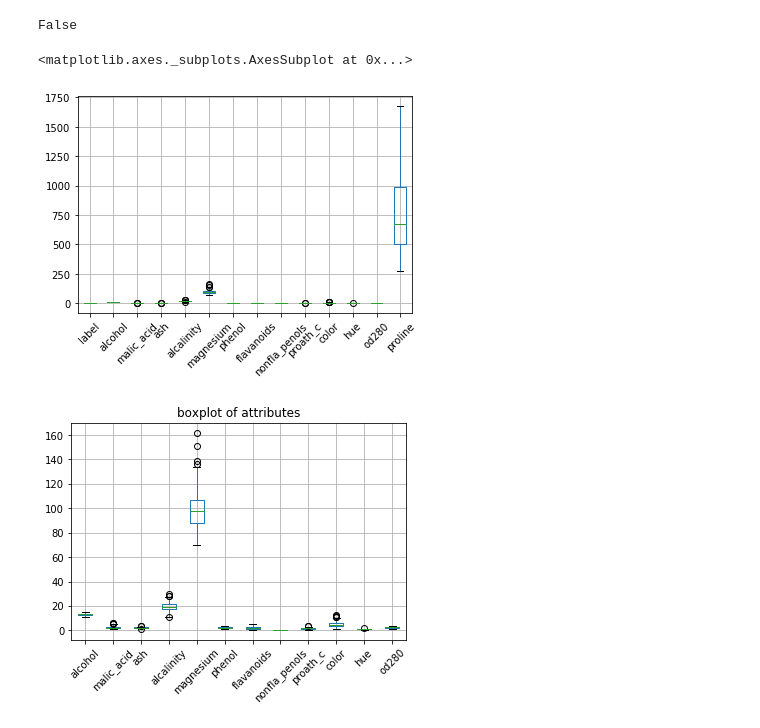
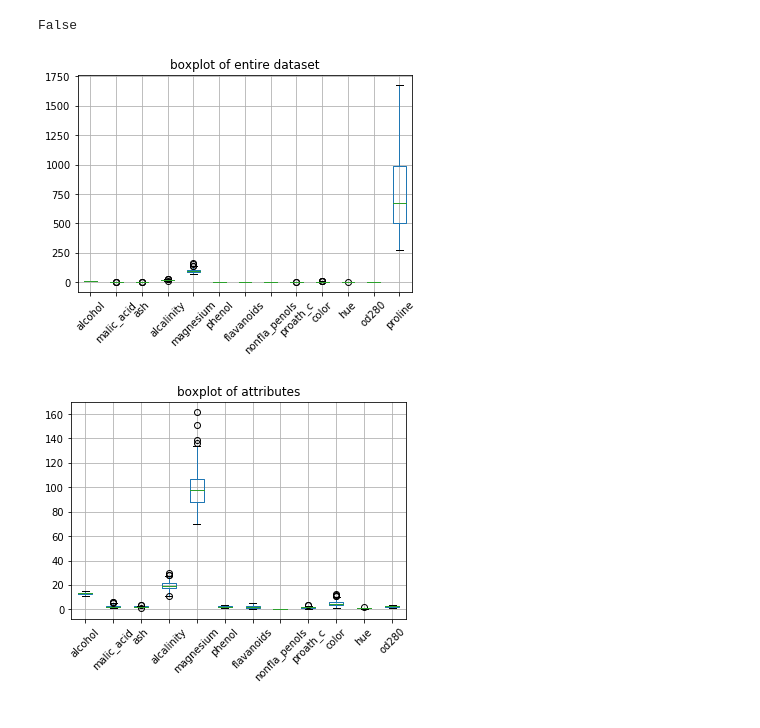
Before and after one commit to QiS9596/5243ExploratoryDataAnalysis, a Jupyter notebook: scripts/lab3_song1602.ipynb, the cells around one changed output. Saved outputs shown, nothing was run; the diff lists cells and outputs as text; code cells hidden in the pictures.

Commit message:
complete train and eval, start todo visual result

```diff
--- a/scripts/lab3_song1602.ipynb
+++ b/scripts/lab3_song1602.ipynb
@@ -58,11 +69,12 @@ has_miss = df[empty]
 print(True in has_miss)
 # %% [output]
 False
-# %%
-df.boxplot(rot=45)
-# %% [output]
-<matplotlib.axes._subplots.AxesSubplot at 0x...>
-[figure, removed]
+# %%
+df.drop(['label'],axis=1).boxplot(rot=45)
+plt.title('boxplot of entire dataset')
+plt.show()
+# %% [output]
+[figure, added]
 # %%
 # check outliers
 df_ = df.drop(['label','proline'],axis=1)
```
Also changed, not shown: parts of 16 cells of this notebook.
